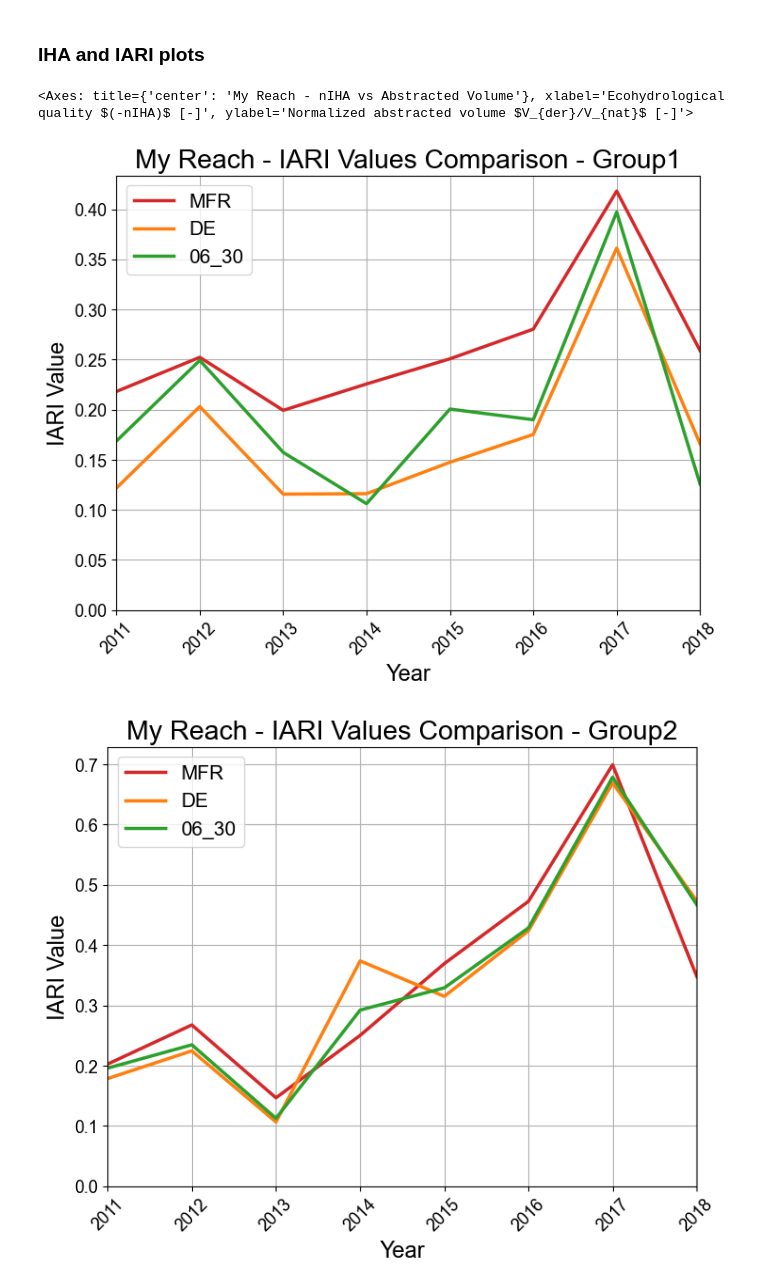
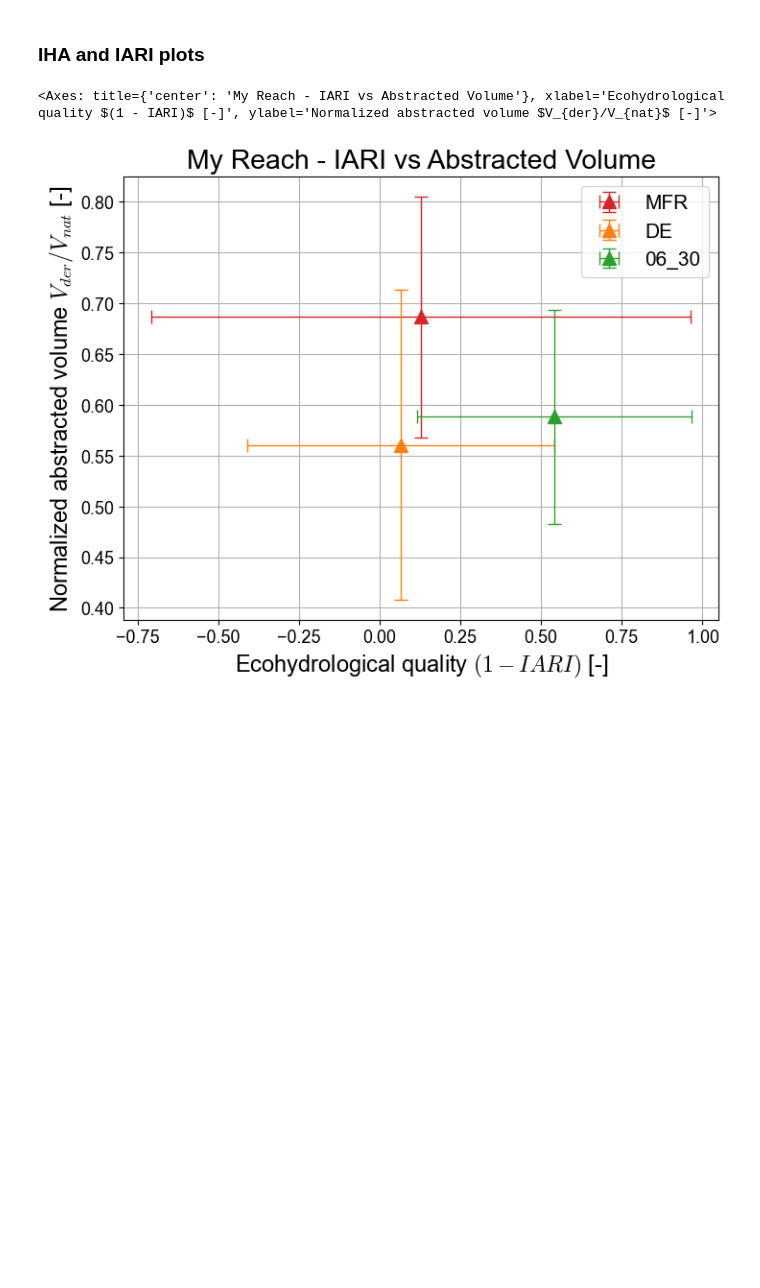
Before and after one commit to sara-acqua/sarawater, a Jupyter notebook: tutorial/tutorial_1_IHA/tutorial_IHA.ipynb, the cells around one changed output. Drawn from its saved outputs; the diff is of its cells as text; code cells hidden in the pictures; blank space fills up the shorter version.

```diff
--- a/tutorial/tutorial_1_IHA/tutorial_IHA.ipynb
+++ b/tutorial/tutorial_1_IHA/tutorial_IHA.ipynb
@@ -112,7 +109,7 @@ Warning: Near-zero values detected in natural flow series for indicator 'zero_fl
 # %% [markdown]
 ### Initialize the plotter
 # %%
-plotter = sara.ReachPlotter(my_reach, output_dir=outputs_dirpath)
+plotter = sara.ReachPlotter(my_reach)
 # %% [markdown]
 ### Plot samples of released flow discharge
 # %%
@@ -129,14 +126,13 @@ plt.tight_layout()
 # %%
 #plotter.plot_iha_parameters()
 #plotter.plot_iha_boxplots()
-plotter.plot_iari_groups()
+#plotter.plot_iari_groups()
 #plotter.plot_iari_summary()
 #plotter.plot_cases_duration()
 #plotter.plot_monthly_abstraction()
+#plotter.plot_nIHA_summary()
+#plotter.plot_nIHA_vs_volume()
 plotter.plot_iari_vs_volume(save=True)
-plotter.plot_nIHA_summary()
-plotter.plot_nIHA_vs_volume()
 # %% [output]
-<Axes: title={'center': 'My Reach - nIHA vs Abstracted Volume'}, xlabel='Ecohydrological quality $(-nIHA)$ [-]', ylabel='Normalized abstracted volume $V_{der}/V_{nat}$ [-]'>
+<Axes: title={'center': 'My Reach - IARI vs Abstracted Volume'}, xlabel='Ecohydrological quality $(1 - IARI)$ [-]', ylabel='Normalized abstracted volume $V_{der}/V_{nat}$ [-]'>
-[figure, old version]
+[figure, new version]
-[figure, removed]
```
Also changed, not shown: parts of 2 cells of this notebook, 6 other files.
